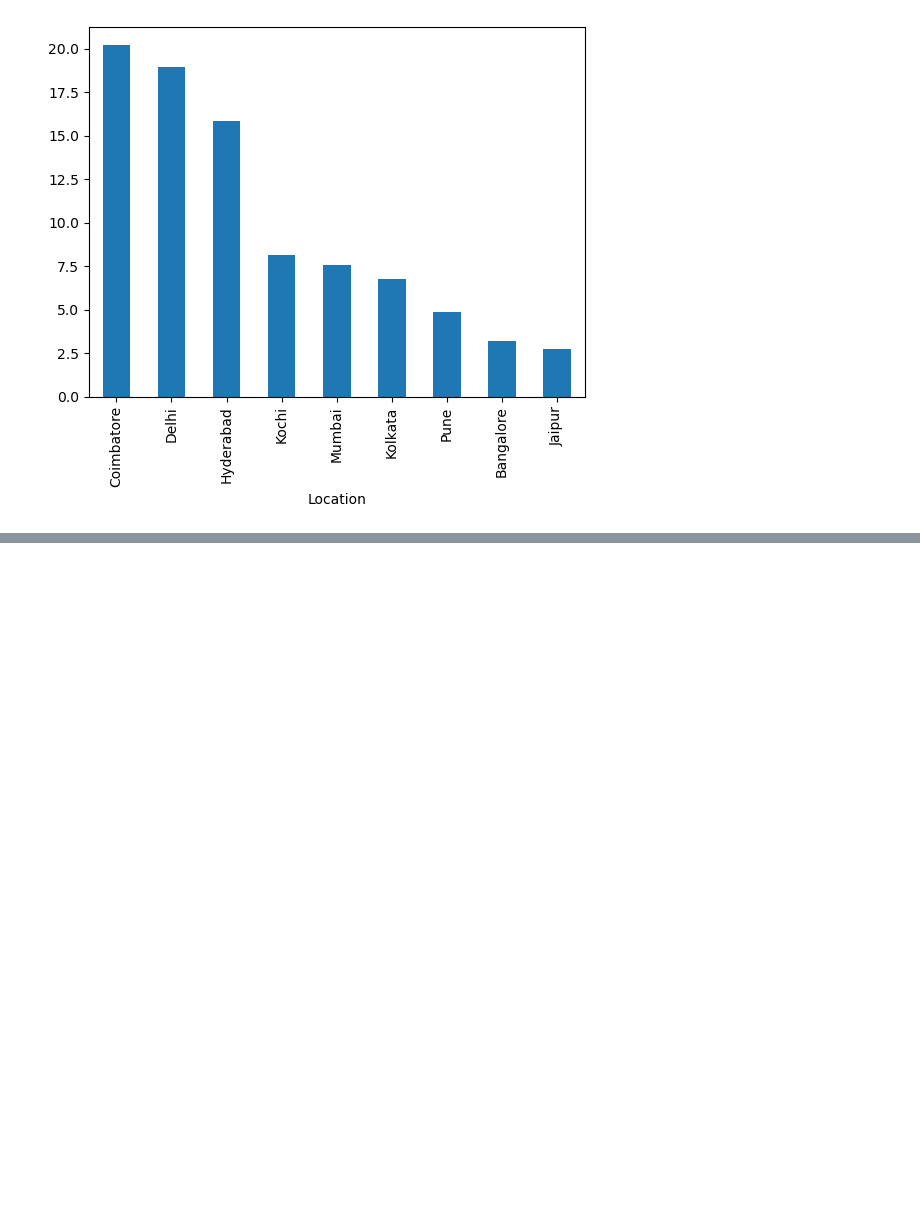
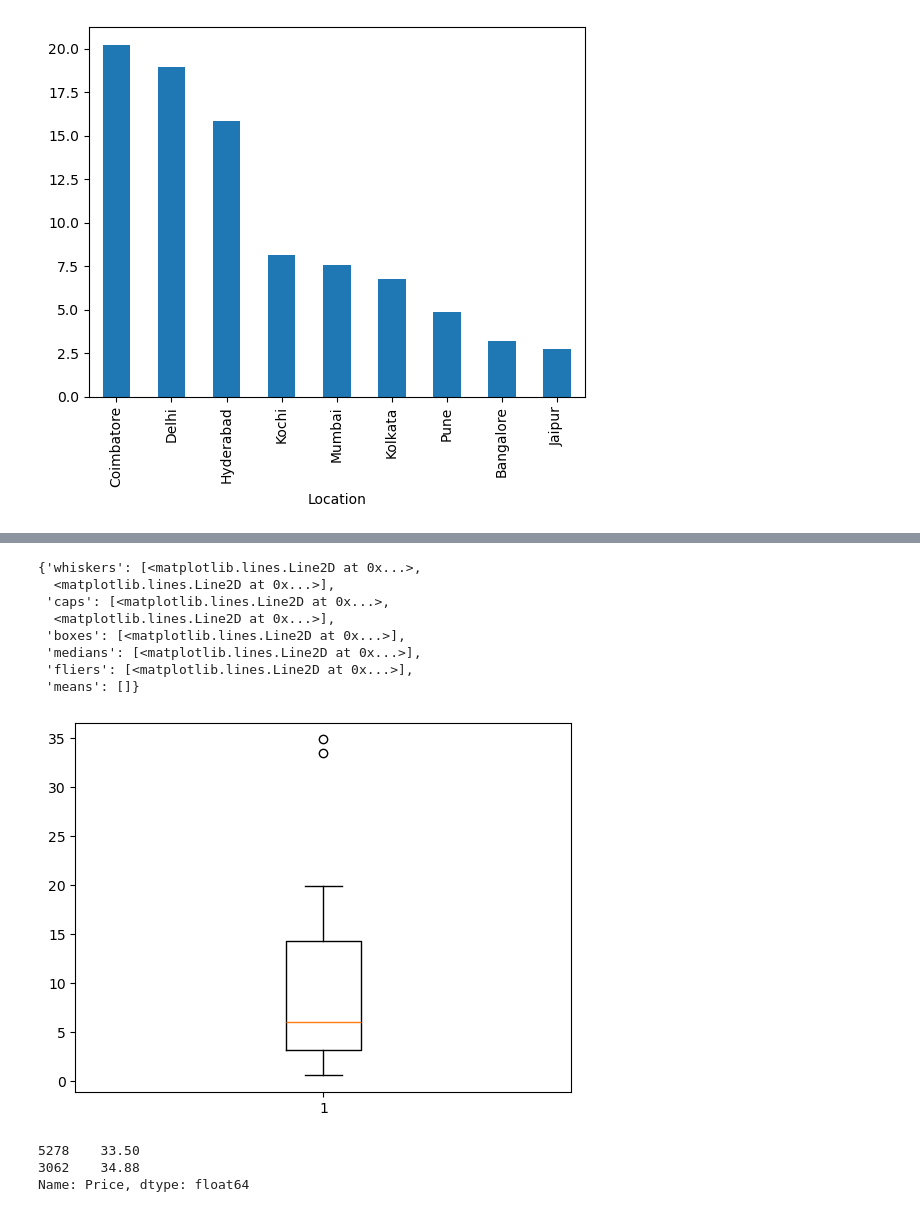
Before and after one commit to pakarthikstudent/DataEngineering__MLOps, a Jupyter notebook: DAY2/DE-2.ipynb, the cells around one changed output, grey strips where cells are left out. Saved outputs shown, nothing was run; the diff lists cells and outputs as text; code cells hidden in the pictures; blank space fills up the shorter version.

```diff
--- a/DAY2/DE-2.ipynb
+++ b/DAY2/DE-2.ipynb
@@ -1222,0 +1228,23 @@ df.groupby('Location')['Price'].mean().sort_values(ascending=False).plot.bar()
+# %%
+plt.boxplot(df['Price'])
+# %% [output]
+{'whiskers': [<matplotlib.lines.Line2D at 0x...>,
+  <matplotlib.lines.Line2D at 0x...>],
+ 'caps': [<matplotlib.lines.Line2D at 0x...>,
+  <matplotlib.lines.Line2D at 0x...>],
+ 'boxes': [<matplotlib.lines.Line2D at 0x...>],
+ 'medians': [<matplotlib.lines.Line2D at 0x...>],
+ 'fliers': [<matplotlib.lines.Line2D at 0x...>],
+ 'means': []}
+[figure, added]
+# %%
+mean = np.mean(df['Price'])
+std_dev = np.std(df['Price'])
+
+z_scores = (df['Price'] - mean)/std_dev
+outliers = df['Price'][np.abs(z_scores) >2]
+outliers
+# %% [output]
+5278    33.50
+3062    34.88
+Name: Price, dtype: float64
```
Also changed, not shown: parts of 36 cells of this notebook.
